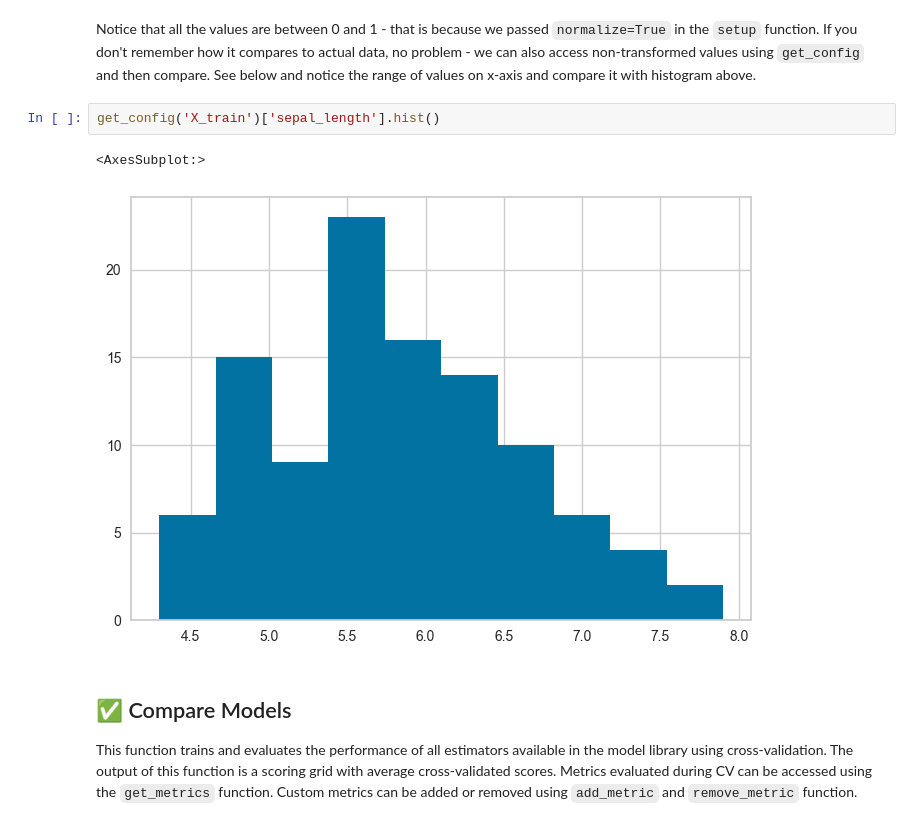
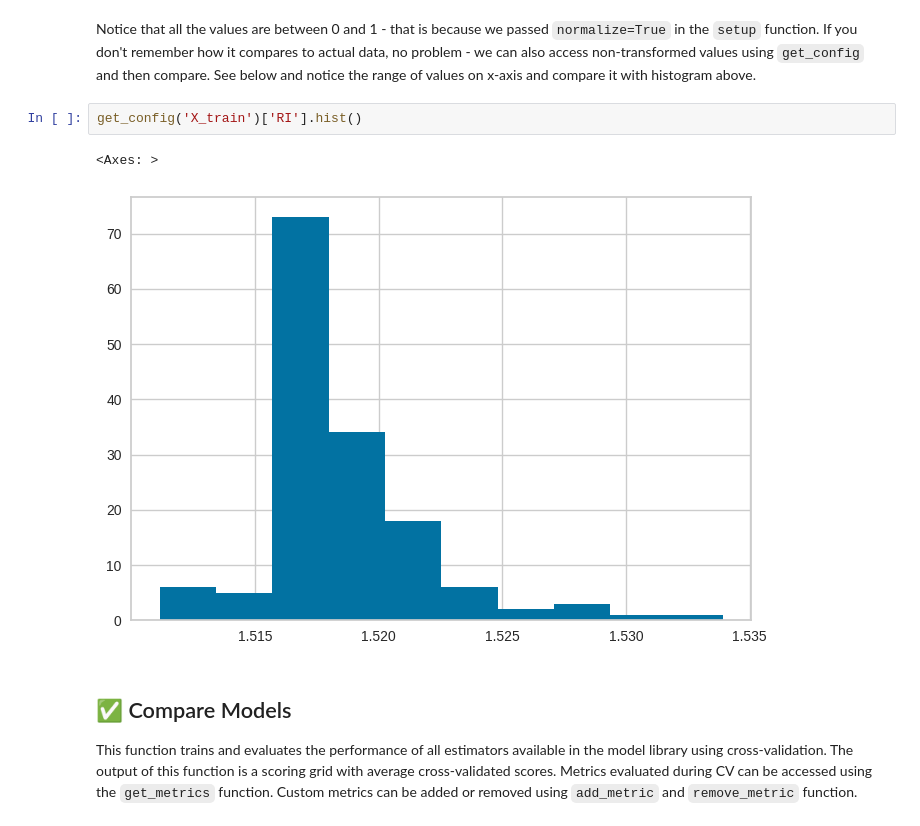
Before and after one commit to ashivashankars/CMPE255_Assignments, a Jupyter notebook: tutorials/Tutorial - Multiclass Classification.ipynb, the cells around one changed output. Cells and saved outputs as stored; diff of their text form.

```diff
--- a/tutorials/Tutorial - Multiclass Classification.ipynb
+++ b/tutorials/Tutorial - Multiclass Classification.ipynb
@@ -470,10 +684,10 @@ get_config('X_train_transformed')['sepal_length'].hist()
 # %% [markdown]
 Notice that all the values are between 0 and 1 - that is because we passed `normalize=True` in the `setup` function. If you don't remember how it compares to actual data, no problem - we can also access non-transformed values using `get_config` and then compare. See below and notice the range of values on x-axis and compare it with histogram above.
 # %%
-get_config('X_train')['sepal_length'].hist()
+get_config('X_train')['RI'].hist()
 # %% [output]
-<AxesSubplot:>
+<Axes: >
-[figure, old version]
+[figure, new version]
 # %% [markdown]
 ## ✅ Compare Models
 This function trains and evaluates the performance of all estimators available in the model library using cross-validation. The output of this function is a scoring grid with average cross-validated scores. Metrics evaluated during CV can be accessed using the `get_metrics` function. Custom metrics can be added or removed using `add_metric` and `remove_metric` function.
```
Also changed, not shown: parts of 98 cells of this notebook.
